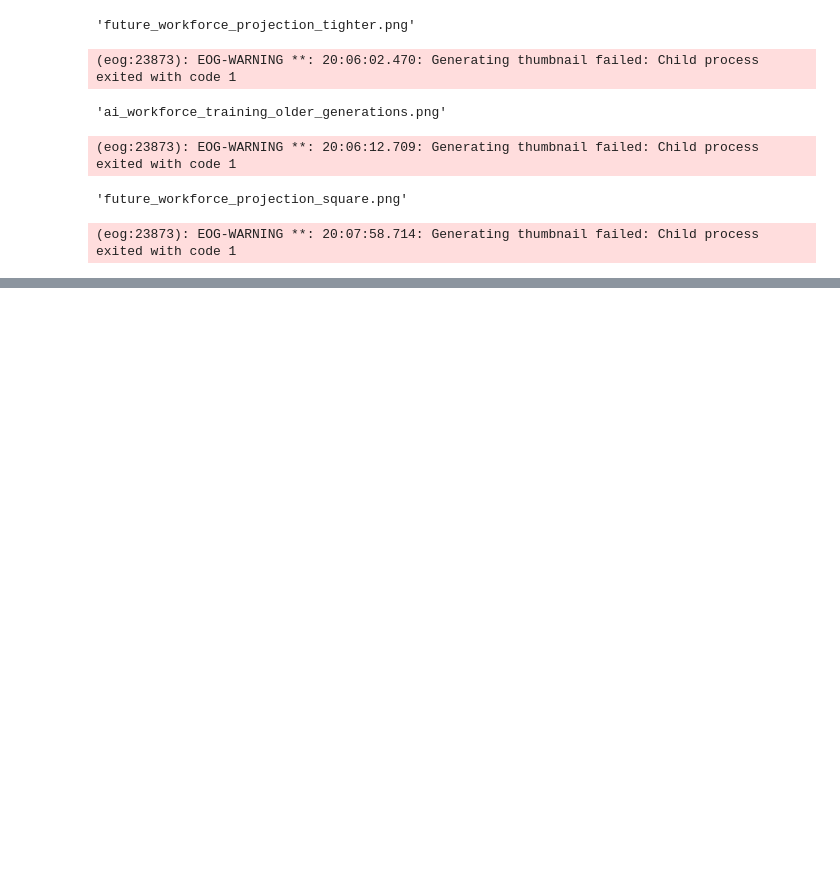
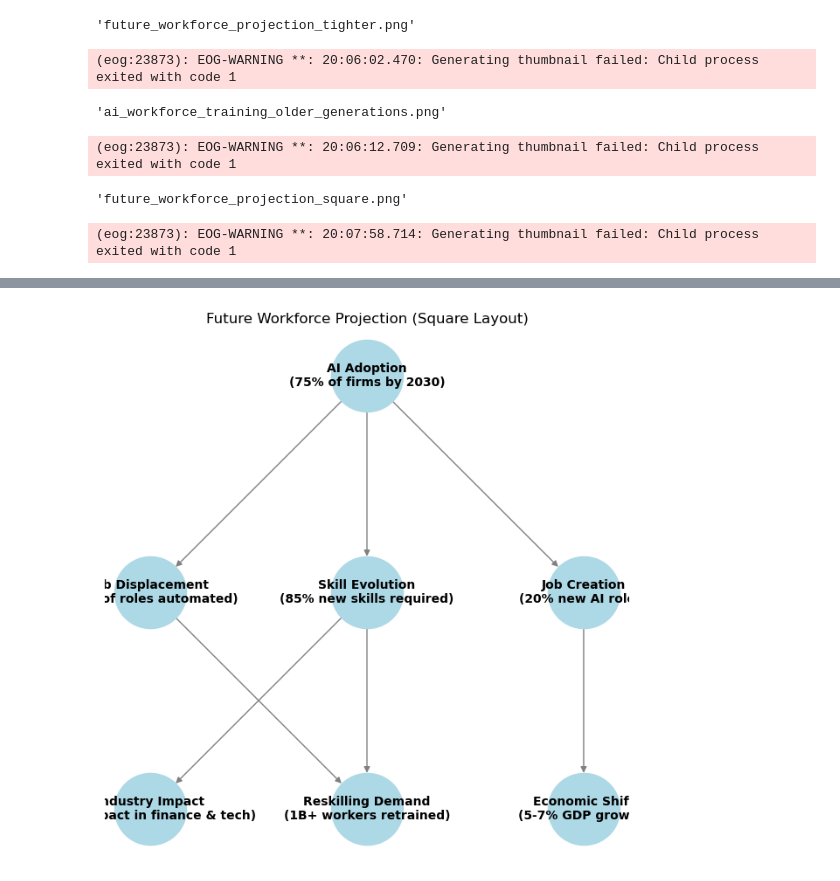
Before and after one commit to Python-Big-Data-Science-NYC/gpt_finance, a Jupyter notebook: training v2.ipynb, the cells around one changed output, grey strips where cells are left out. Cells and saved outputs as stored; diff of their text form; code cells hidden in the pictures; blank space fills up the shorter version.

```diff
--- a/training v2.ipynb
+++ b/training v2.ipynb
@@ -968,0 +1020,58 @@ dot.render("future_workforce_projection_square", view=True)
+# %%
+import networkx as nx
+import matplotlib.pyplot as plt
+
+# Define the graph
+G = nx.DiGraph()
+
+# Nodes with labels
+nodes = {
+    "AI Adoption": "AI Adoption\n(75% of firms by 2030)",
+    "Job Displacement": "Job Displacement\n(30% of roles automated)",
+    "Job Creation": "Job Creation\n(20% new AI roles)",
+    "Skill Evolution": "Skill Evolution\n(85% new skills required)",
+    "Industry Impact": "Industry Impact\n(90% impact in finance & tech)",
+    "Economic Shift": "Economic Shift\n(5-7% GDP growth)",
+    "Reskilling Demand": "Reskilling Demand\n(1B+ workers retrained)"
+}
+
+# Add nodes
+for node, label in nodes.items():
+    G.add_node(node, label=label)
+
+# Define edges
+edges = [
+    ("AI Adoption", "Job Displacement"),
+    ("AI Adoption", "Job Creation"),
+    ("AI Adoption", "Skill Evolution"),
+    ("Skill Evolution", "Reskilling Demand"),
+    ("Job Creation", "Economic Shift"),
+    ("Job Displacement", "Reskilling Demand"),
+    ("Skill Evolution", "Industry Impact")
+]
+
+G.add_edges_from(edges)
+
+# Define a square-like layout
+pos = {
+    "AI Adoption": (2, 3),
+    "Job Displacement": (1, 2),
+    "Job Creation": (3, 2),
+    "Skill Evolution": (2, 2),
+    "Industry Impact": (1, 1),
+    "Economic Shift": (3, 1),
+    "Reskilling Demand": (2, 1)
+}
+
+# Draw the graph
+plt.figure(figsize=(6, 6))  # Make it square
+nx.draw(
+    G, pos, with_labels=True, node_size=3500, node_color="lightblue",
+    edge_color="gray", font_size=10, font_weight="bold",
+    labels=nx.get_node_attributes(G, 'label')
+)
+
+plt.title("Future Workforce Projection (Square Layout)")
+plt.show()
+# %% [output]
+[figure, added]
```
Also changed, not shown: parts of 17 cells of this notebook, 7 other files.
